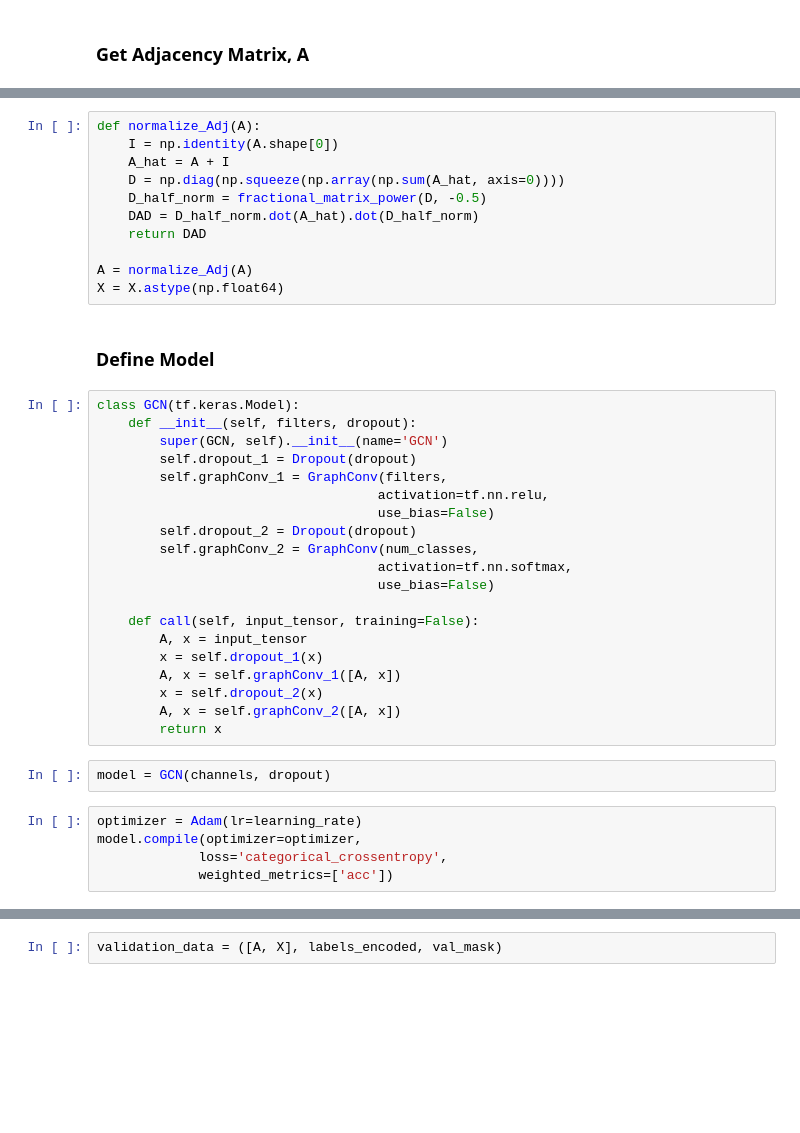
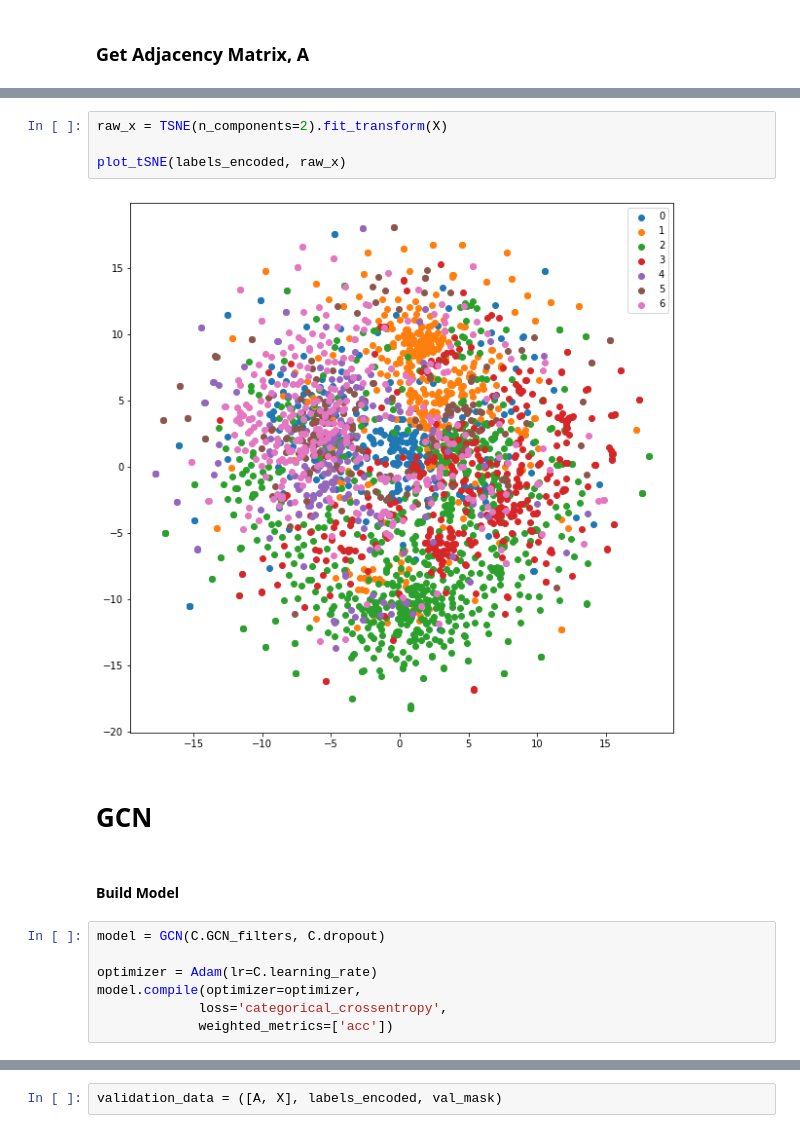
Before and after one commit to comojin1994/GCN, a Jupyter notebook: GCN.ipynb, the cells around one changed output, grey strips where cells are left out. Saved outputs shown, nothing was run; the diff lists cells and outputs as text; blank space fills up the shorter version.

```diff
--- a/GCN.ipynb
+++ b/GCN.ipynb
@@ -191,40 +154,17 @@ Average degree:   3.8981
-# %%
-def normalize_Adj(A):
-    I = np.identity(A.shape[0])
-    A_hat = A + I
-    D = np.diag(np.squeeze(np.array(np.sum(A_hat, axis=0))))
-    D_half_norm = fractional_matrix_power(D, -0.5)
-    DAD = D_half_norm.dot(A_hat).dot(D_half_norm)
-    return DAD
-
-A = normalize_Adj(A)
-X = X.astype(np.float64)
+# %%
+raw_x = TSNE(n_components=2).fit_transform(X)
+
+plot_tSNE(labels_encoded, raw_x)
+# %% [output]
+[figure, added]
+# %% [markdown]
+# GCN
 # %% [markdown]
-### Define Model
+#### Build Model
-# %%
-class GCN(tf.keras.Model):
-    def __init__(self, filters, dropout):
-        super(GCN, self).__init__(name='GCN')
-        self.dropout_1 = Dropout(dropout)
-        self.graphConv_1 = GraphConv(filters,
-                                    activation=tf.nn.relu,
-                                    use_bias=False)
-        self.dropout_2 = Dropout(dropout)
-        self.graphConv_2 = GraphConv(num_classes,
-                                    activation=tf.nn.softmax,
-                                    use_bias=False)
-
-    def call(self, input_tensor, training=False):
-        A, x = input_tensor
-        x = self.dropout_1(x)
-        A, x = self.graphConv_1([A, x])
-        x = self.dropout_2(x)
-        A, x = self.graphConv_2([A, x])
-        return x
-# %%
-model = GCN(channels, dropout)
 # %%
-optimizer = Adam(lr=learning_rate)
+model = GCN(C.GCN_filters, C.dropout)
+
+optimizer = Adam(lr=C.learning_rate)
 model.compile(optimizer=optimizer,
              loss='categorical_crossentropy',
              weighted_metrics=['acc'])
```
Also changed, not shown: parts of 46 cells of this notebook.
